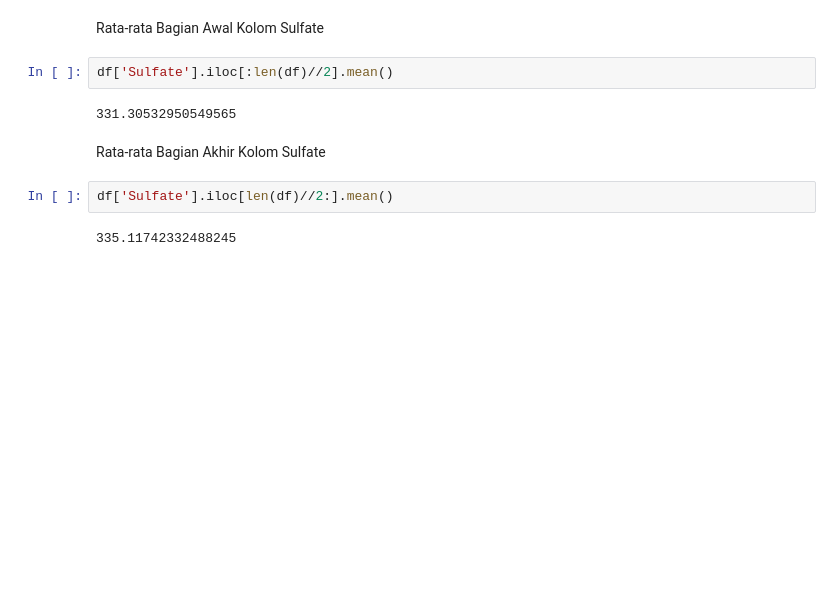
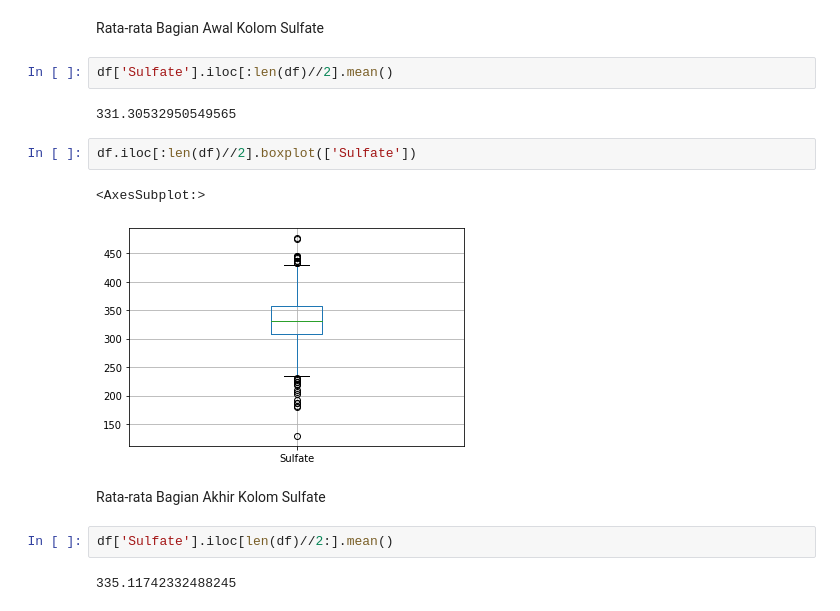
Before and after one commit to kentlius/Tubes-Probstat, a Jupyter notebook: main.ipynb, the cells around one changed output. Cells and saved outputs as stored; diff of their text form; blank space fills up the shorter version.

```diff
--- a/main.ipynb
+++ b/main.ipynb
@@ -738,6 +721,11 @@ Rata-rata Bagian Awal Kolom Sulfate
 df['Sulfate'].iloc[:len(df)//2].mean()
 # %% [output]
 331.30532950549565
+# %%
+df.iloc[:len(df)//2].boxplot(['Sulfate'])
+# %% [output]
+<AxesSubplot:>
+[figure, added]
 # %% [markdown]
 Rata-rata Bagian Akhir Kolom Sulfate
 # %%
```
Also changed, not shown: parts of 15 cells of this notebook.
